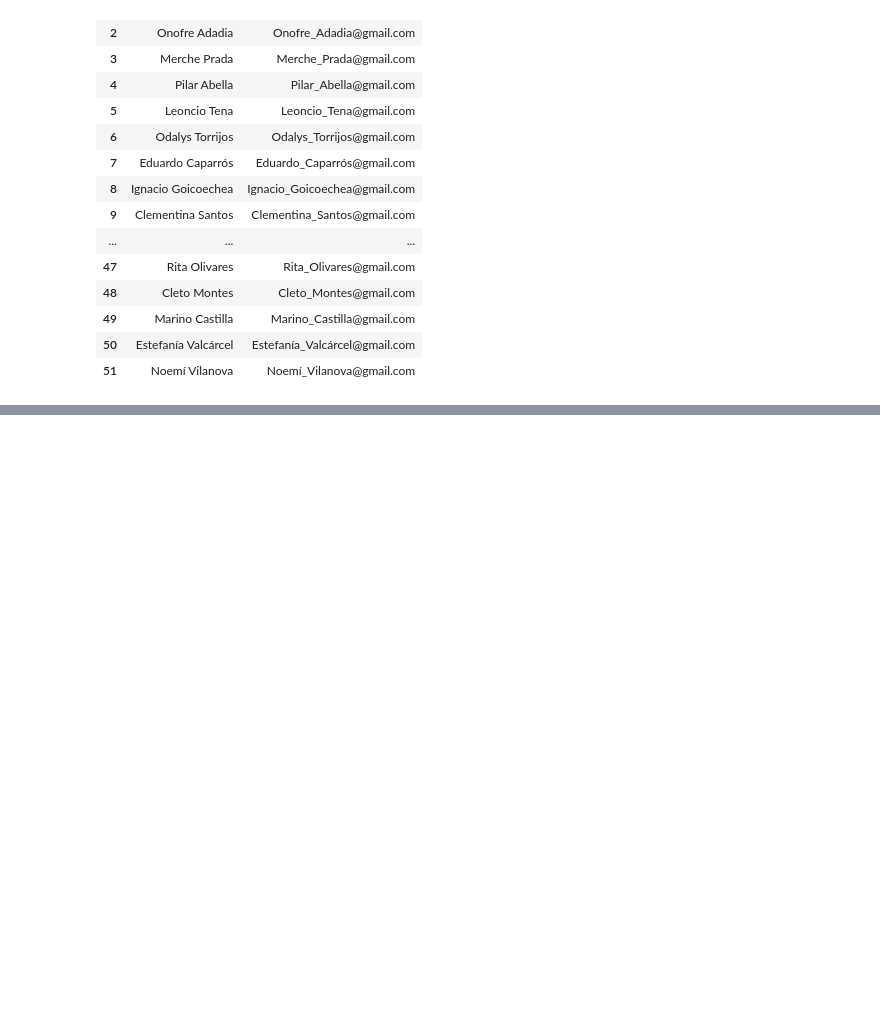
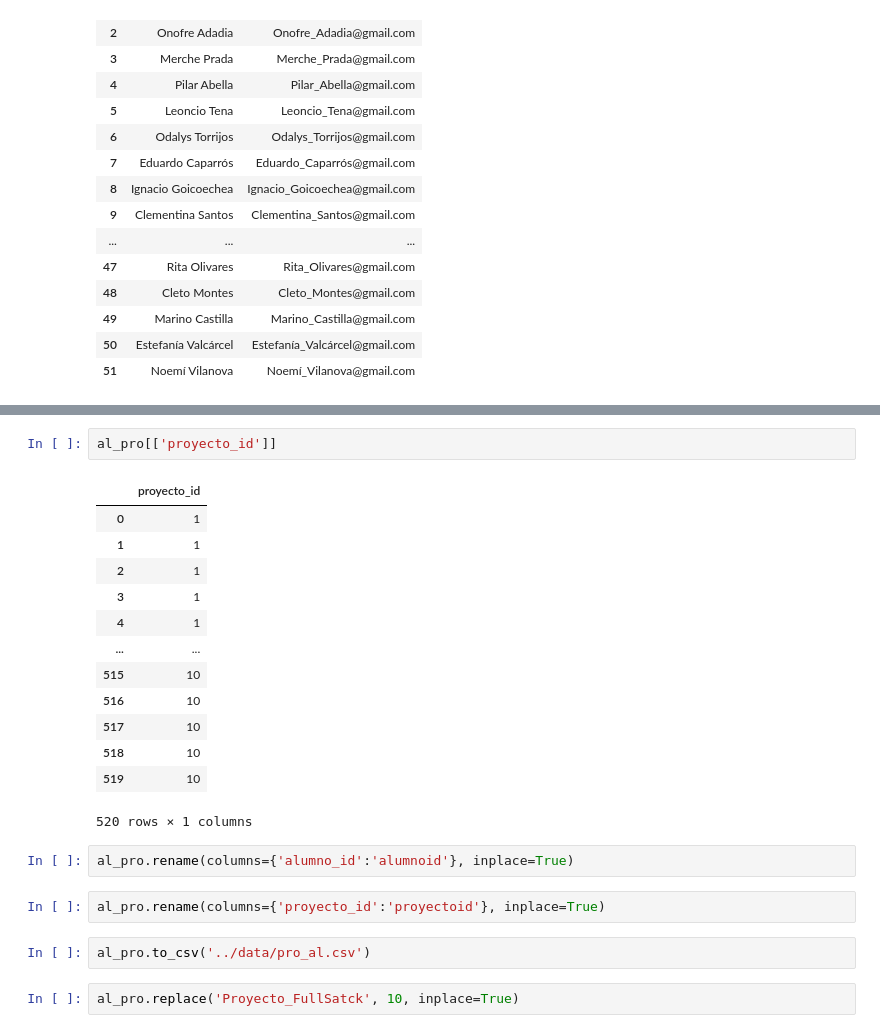
Before and after one commit to gadeso/team_sql_larg, a Jupyter notebook: dataframes/clase_1.ipynb, the cells around one changed output, grey strips where cells are left out. Drawn from its saved outputs; the diff is of its cells as text; blank space fills up the shorter version.

```diff
--- a/dataframes/clase_1.ipynb
+++ b/dataframes/clase_1.ipynb
@@ -128,0 +149,24 @@ nombre_alumnos
+# %%
+al_pro[['proyecto_id']]
+# %% [output]
+|  | proyecto_id |
+| 0 | 1 |
+| 1 | 1 |
+| 2 | 1 |
+| 3 | 1 |
+| 4 | 1 |
+| ... | ... |
+| 515 | 10 |
+| 516 | 10 |
+| 517 | 10 |
+| 518 | 10 |
+| 519 | 10 |
+520 rows × 1 columns
+# %%
+al_pro.rename(columns={'alumno_id':'alumnoid'}, inplace=True)
+# %%
+al_pro.rename(columns={'proyecto_id':'proyectoid'}, inplace=True)
+# %%
+al_pro.to_csv('../data/pro_al.csv')
+# %%
+al_pro.replace('Proyecto_FullSatck', 10, inplace=True)
```
Also changed, not shown: parts of 4 cells of this notebook, 4 other files.
